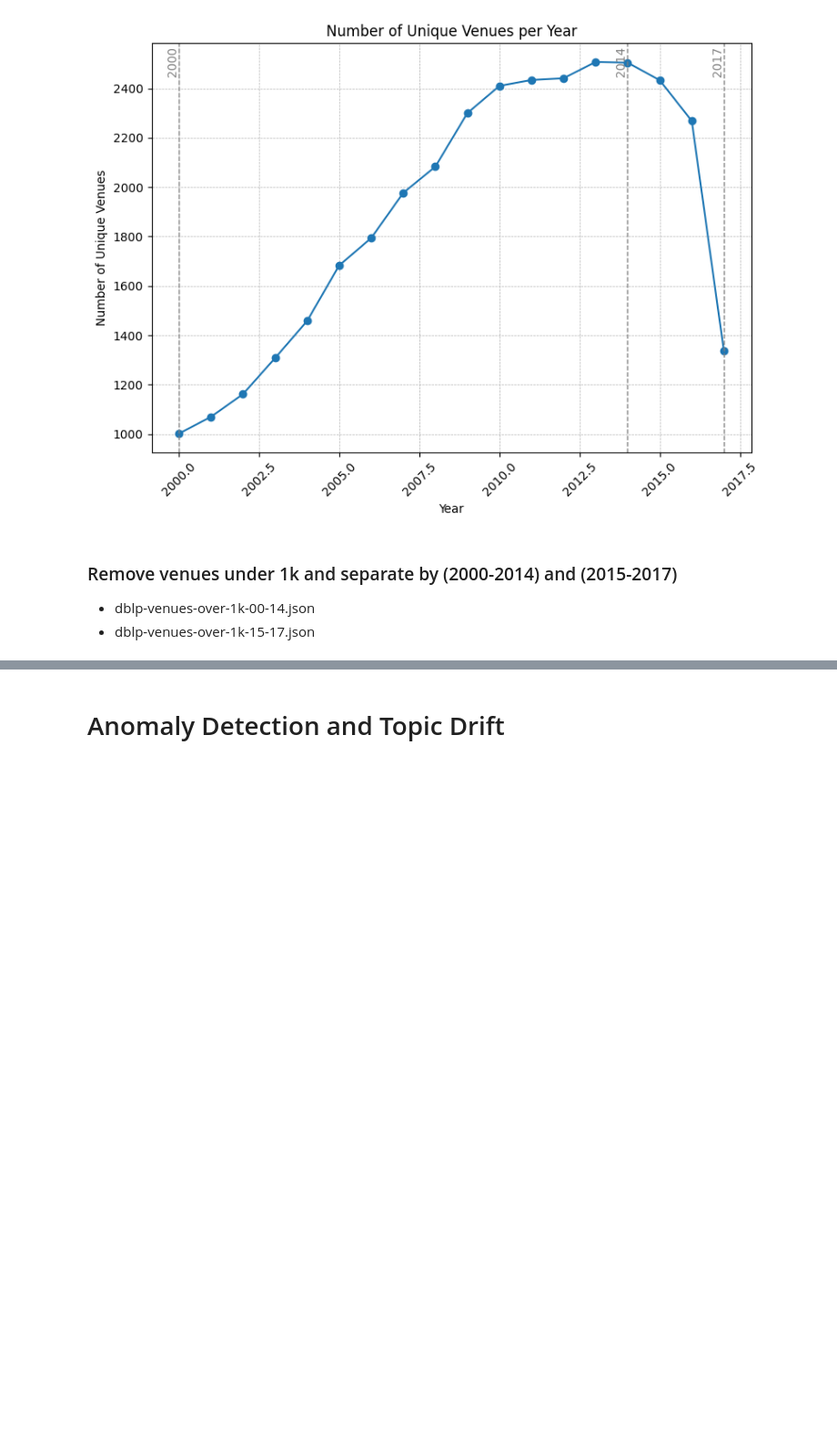
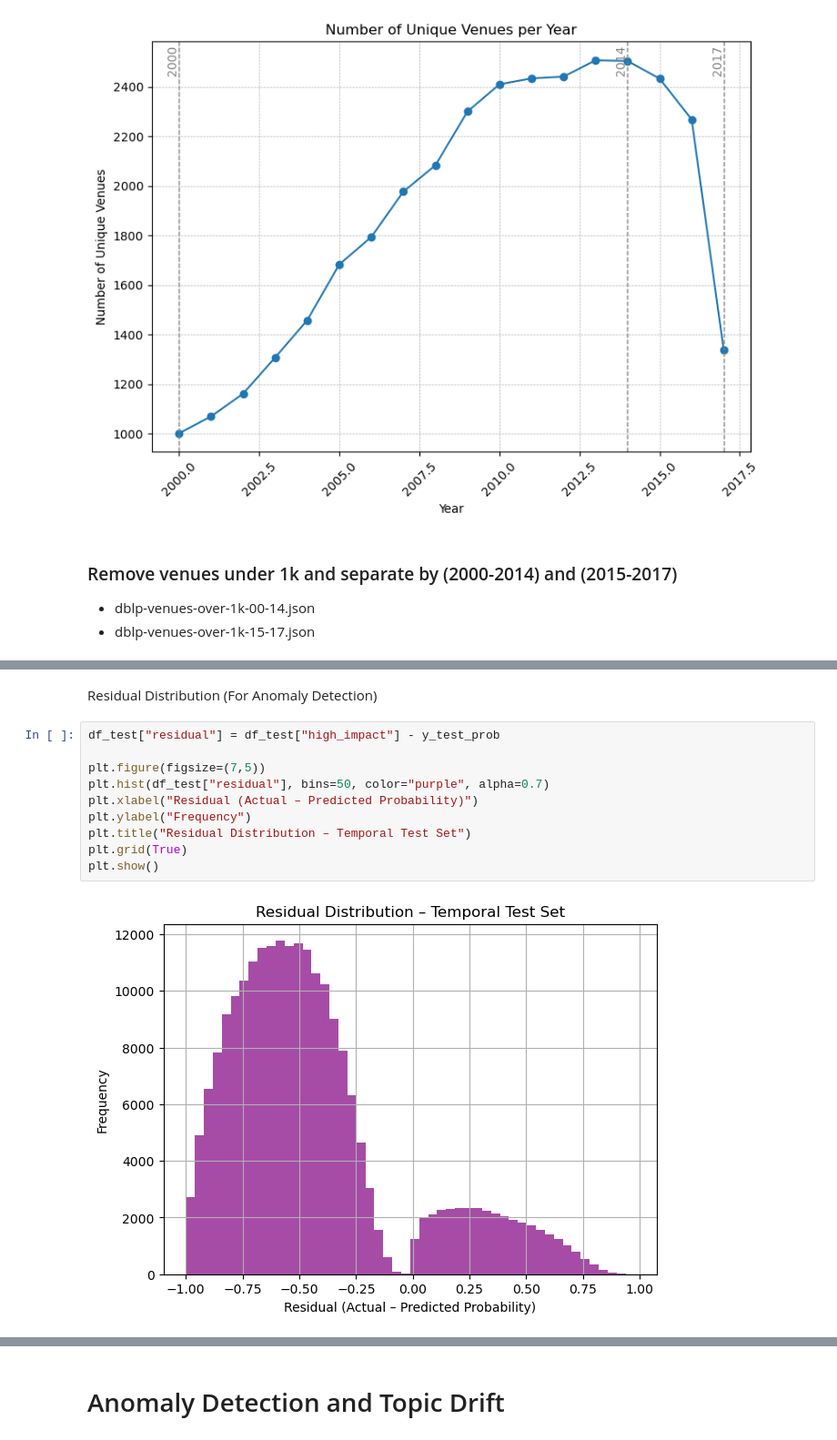
Before and after one commit to spengjohn/DS1-Group-Project, a Jupyter notebook: GroupProject.ipynb, the cells around one changed output, grey strips where cells are left out. Shown: that part at 91% size. Cells and saved outputs as stored; diff of their text form; blank space fills up the shorter version.

```diff
--- a/GroupProject.ipynb
+++ b/GroupProject.ipynb
@@ -557,0 +804,14 @@ Done.
+# %% [markdown]
+Residual Distribution (For Anomaly Detection)
+# %%
+df_test["residual"] = df_test["high_impact"] - y_test_prob
+
+plt.figure(figsize=(7,5))
+plt.hist(df_test["residual"], bins=50, color="purple", alpha=0.7)
+plt.xlabel("Residual (Actual – Predicted Probability)")
+plt.ylabel("Frequency")
+plt.title("Residual Distribution – Temporal Test Set")
+plt.grid(True)
+plt.show()
+# %% [output]
+[figure, added]
```
Also changed, not shown: parts of 33 cells of this notebook.
